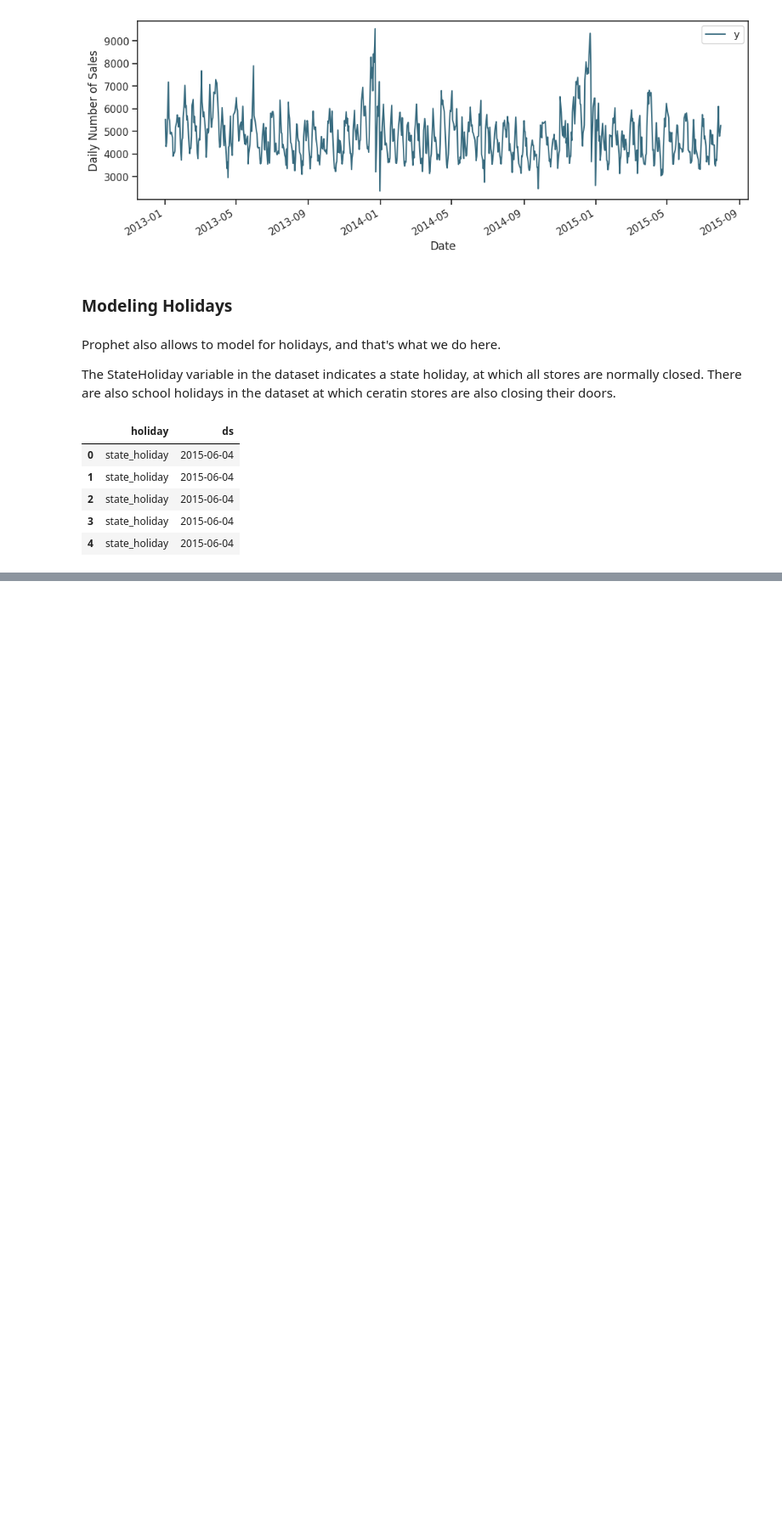
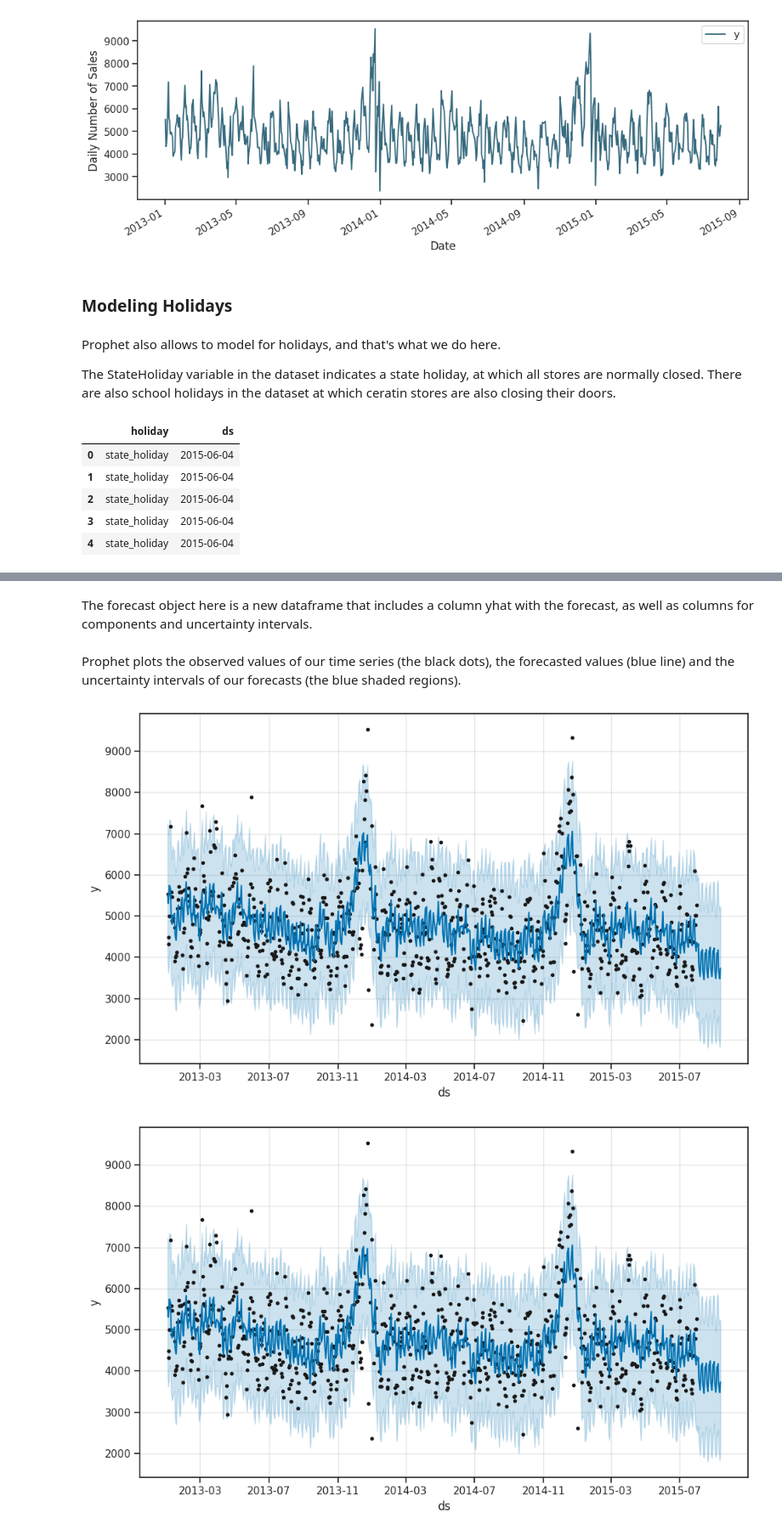
Before and after one commit to AmanullaChishty/DataScience, a Jupyter notebook: time-series-analysis-ross.ipynb, the cells around one changed output, grey strips where cells are left out. Shown at 85% size. Cells and saved outputs as stored; diff of their text form; code cells hidden in the pictures; blank space fills up the shorter version.

Commit message:
Kaggle Notebook | Time Series Analysis Rossmann-store-sales  | Version 5

```diff
--- a/time-series-analysis-ross.ipynb
+++ b/time-series-analysis-ross.ipynb
@@ -605 +605,3 @@ forecast[['ds', 'yhat', 'yhat_lower', 'yhat_upper']]
 823 rows × 4 columns
+# %% [markdown]
+The forecast object here is a new dataframe that includes a column yhat with the forecast, as well as columns for components and uncertainty intervals.
@@ -605,0 +610,8 @@ forecast[['ds', 'yhat', 'yhat_lower', 'yhat_upper']]
+# %% [markdown]
+Prophet plots the observed values of our time series (the black dots), the forecasted values (blue line) and the uncertainty intervals of our forecasts (the blue shaded regions).
+# %%
+# visualizing predicions
+my_model.plot(forecast)
+# %% [output]
+[figure, added]
+[figure, added]
```
Also changed, not shown: parts of 5 cells of this notebook.
